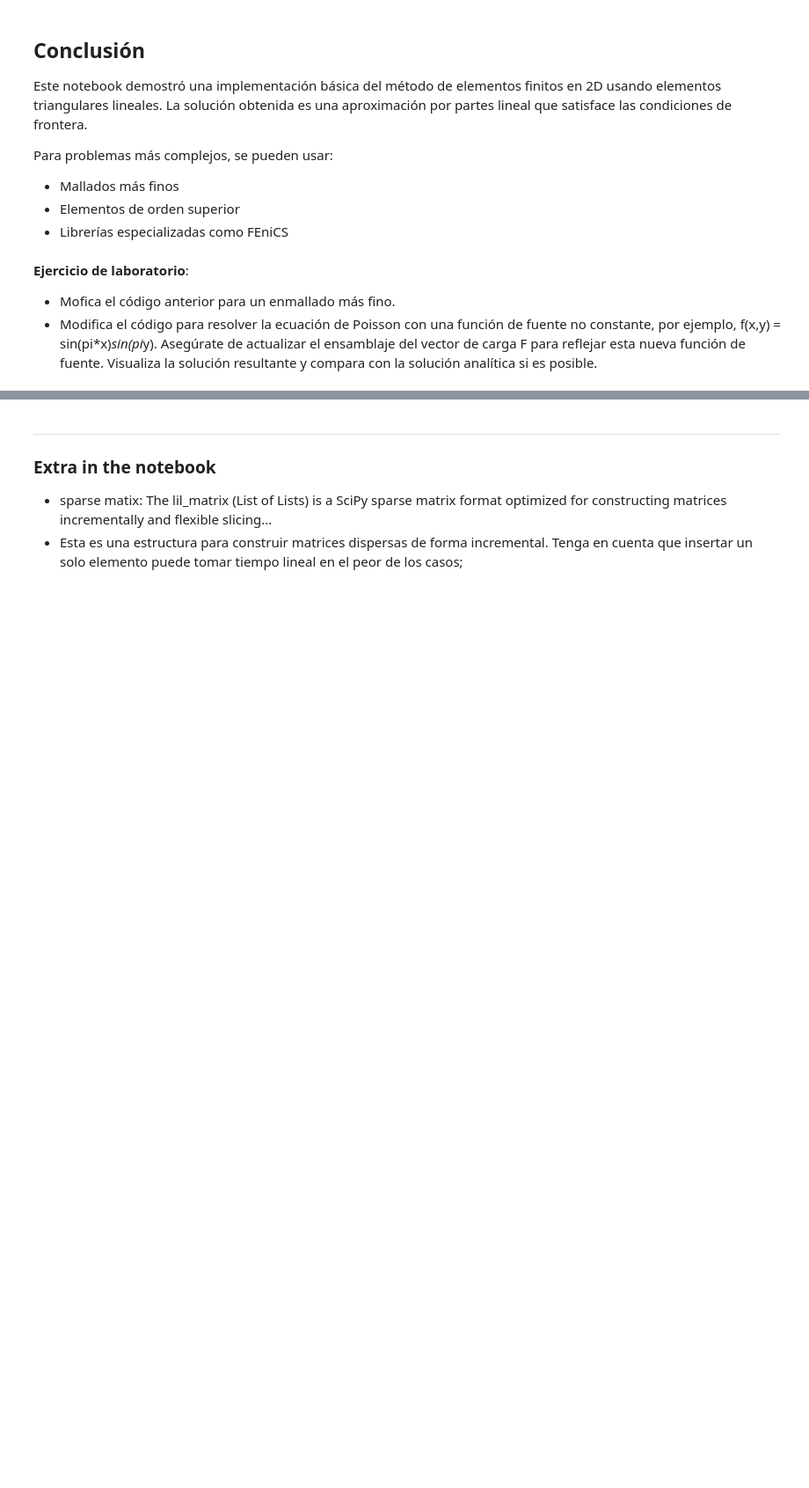
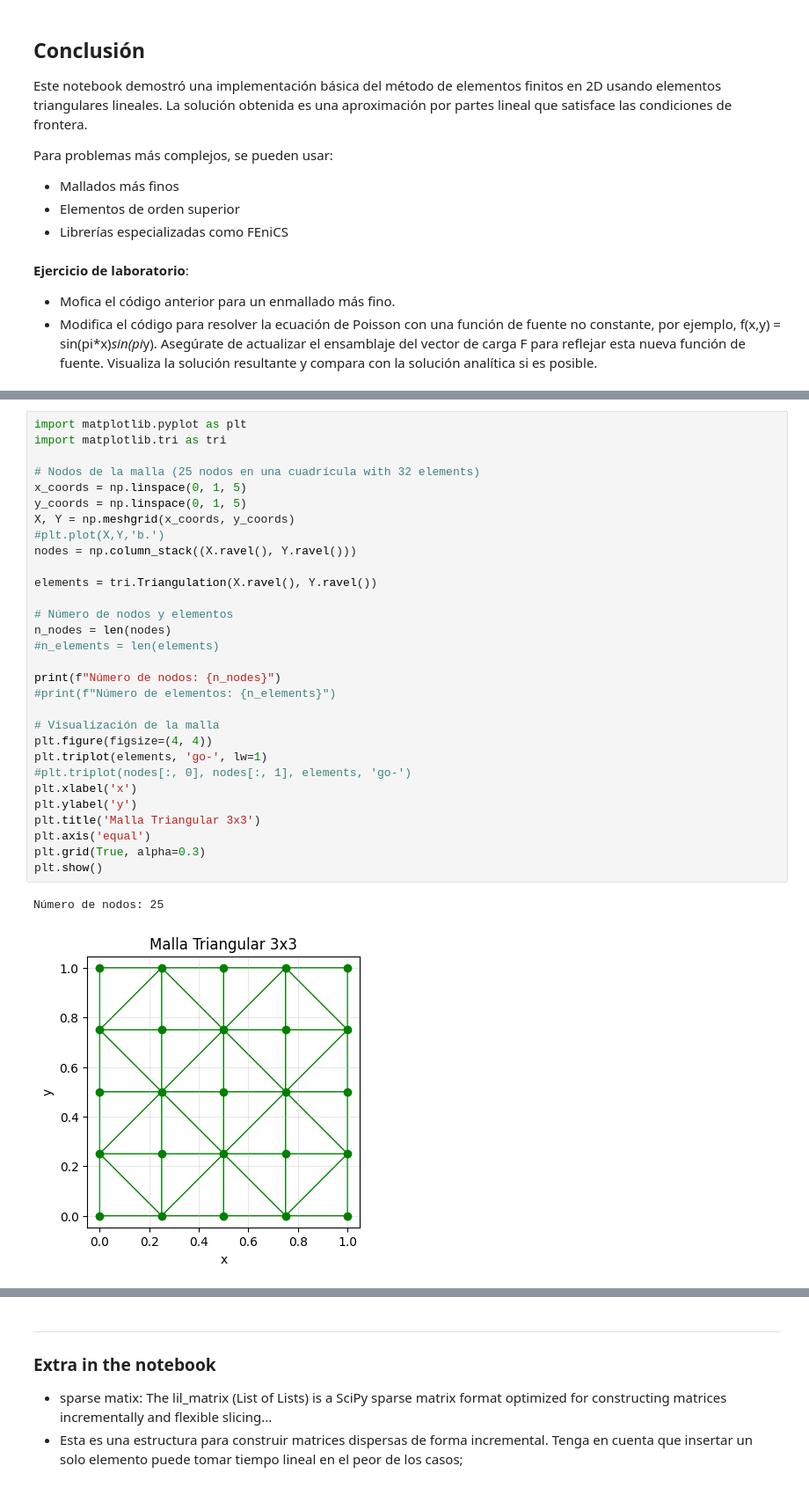
Before and after one commit to lucho46/Fisica_Computacional_1, a Jupyter notebook: Sesiones/PDE/3.2_FEM_2D_example.ipynb, the cells around one changed output, grey strips where cells are left out. Shown at 88% size. Saved outputs shown, nothing was run; the diff lists cells and outputs as text; blank space fills up the shorter version.

```diff
--- a/Sesiones/PDE/3.2_FEM_2D_example.ipynb
+++ b/Sesiones/PDE/3.2_FEM_2D_example.ipynb
@@ -301,0 +441,33 @@ Para problemas más complejos, se pueden usar:
+# %%
+import matplotlib.pyplot as plt
+import matplotlib.tri as tri
+
+# Nodos de la malla (25 nodos en una cuadrícula with 32 elements)
+x_coords = np.linspace(0, 1, 5)
+y_coords = np.linspace(0, 1, 5)
+X, Y = np.meshgrid(x_coords, y_coords)
+#plt.plot(X,Y,'b.')
+nodes = np.column_stack((X.ravel(), Y.ravel()))
+
+elements = tri.Triangulation(X.ravel(), Y.ravel())
+
+# Número de nodos y elementos
+n_nodes = len(nodes)
+#n_elements = len(elements)
+
+print(f"Número de nodos: {n_nodes}")
+#print(f"Número de elementos: {n_elements}")
+
+# Visualización de la malla
+plt.figure(figsize=(4, 4))
+plt.triplot(elements, 'go-', lw=1)
+#plt.triplot(nodes[:, 0], nodes[:, 1], elements, 'go-')
+plt.xlabel('x')
+plt.ylabel('y')
+plt.title('Malla Triangular 3x3')
+plt.axis('equal')
+plt.grid(True, alpha=0.3)
+plt.show()
+# %% [output]
+Número de nodos: 25
+[figure, added]
```
Also changed, not shown: parts of 10 cells of this notebook, 1 other file.
